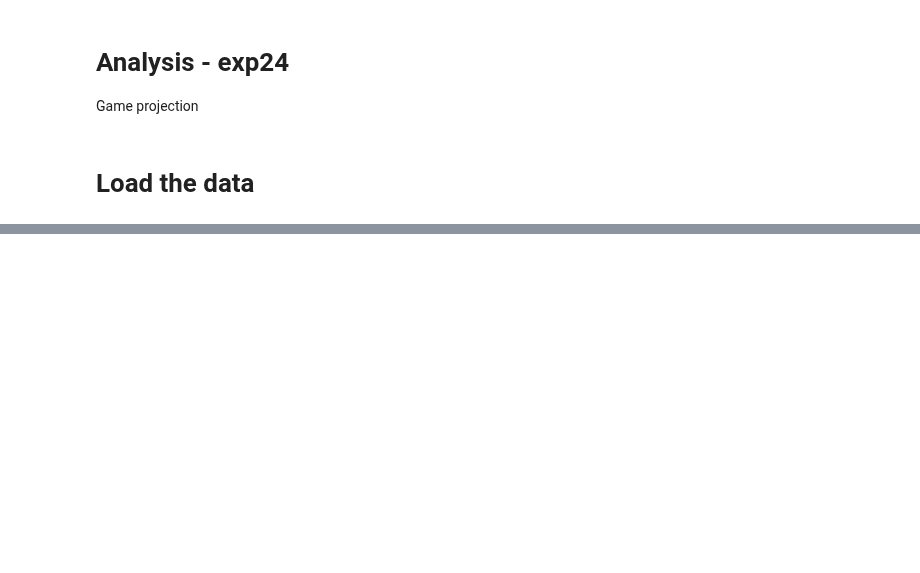
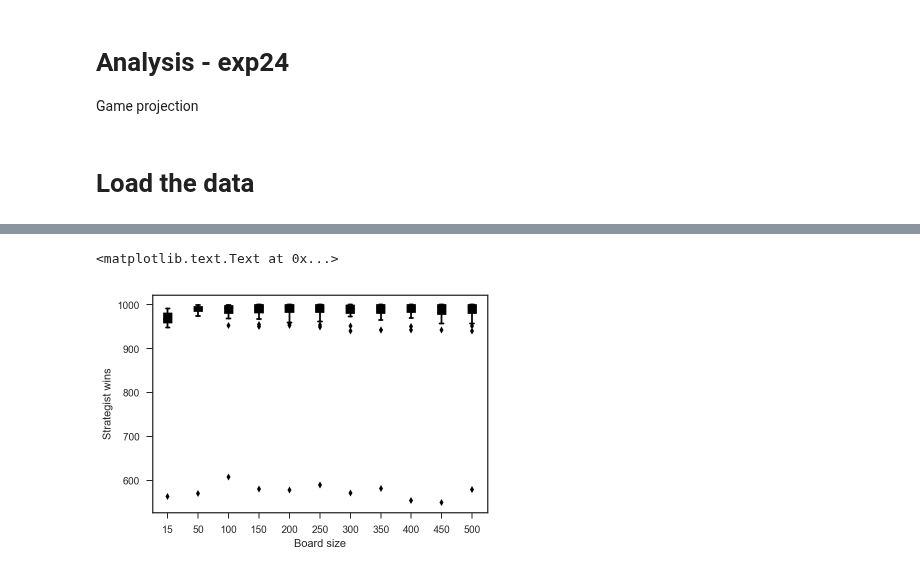
Before and after one commit to CoAxLab/azad, a Jupyter notebook: notebooks/wythoff_exp24.ipynb, the cells around one changed output, grey strips where cells are left out. Cells and saved outputs as stored; diff of their text form; code cells hidden in the pictures; blank space fills up the shorter version.

```diff
--- a/notebooks/wythoff_exp24.ipynb
+++ b/notebooks/wythoff_exp24.ipynb
@@ -109,0 +136,9 @@ ax1.set_xlabel("Board size")
+# %%
+ax1 = sns.boxplot(x="game_code", y="wins", data=table_b,
+                 color="black", width=0.25)
+
+ax1.set_ylabel("Strategist wins")
+ax1.set_xlabel("Board size")
+# %% [output]
+<matplotlib.text.Text at 0x...>
+[figure, added]
```
Also changed, not shown: parts of 7 cells of this notebook.
